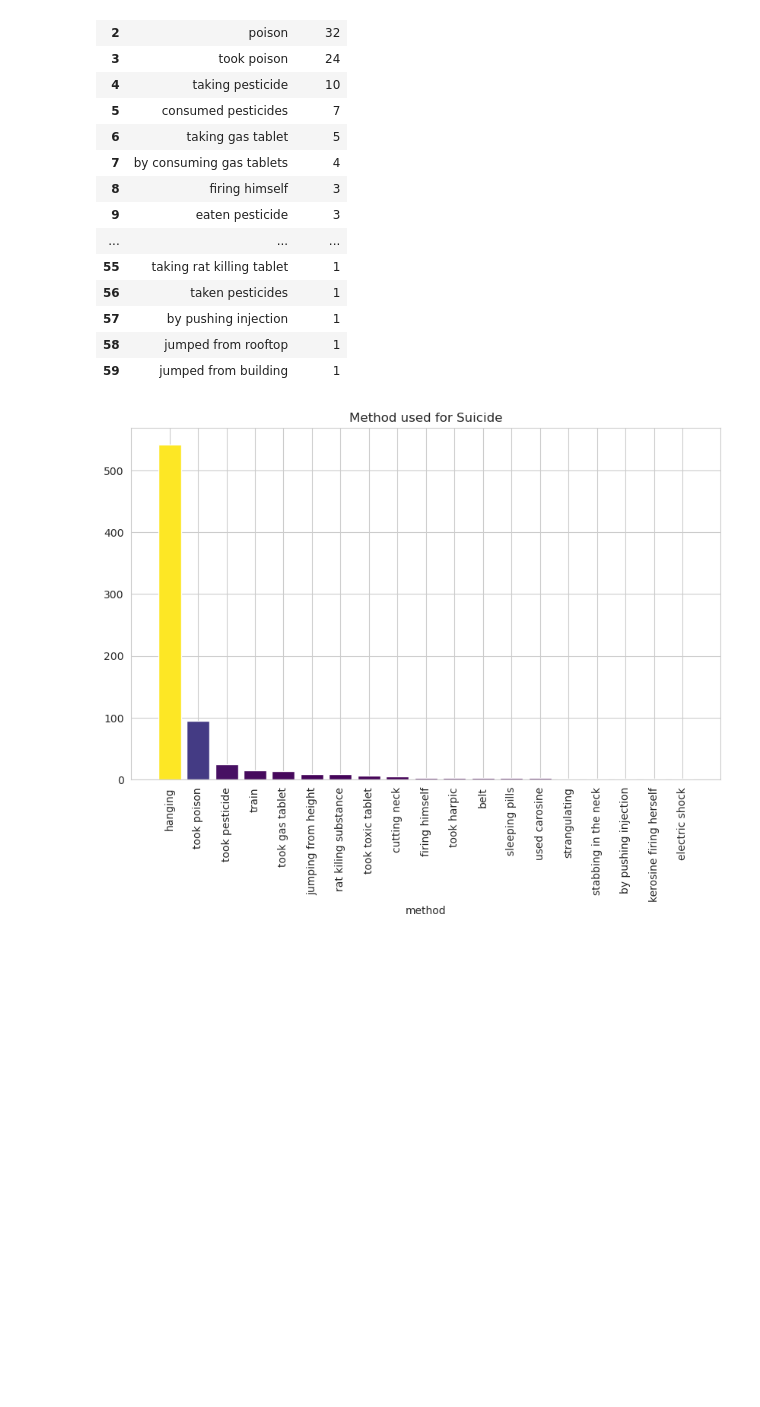
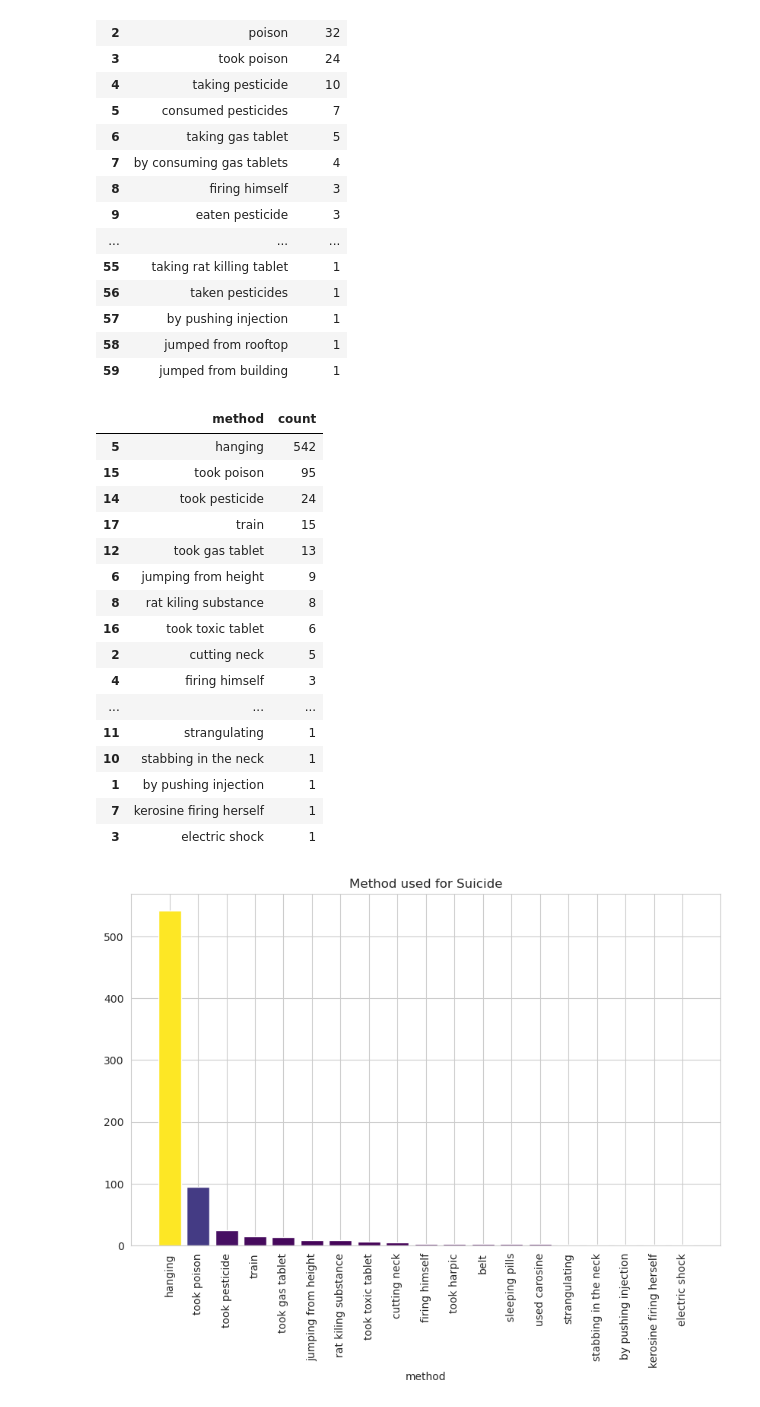
Before and after one commit to rahad404/Bangladesh-Suicide-Analysis, a Jupyter notebook: bd_suicide.ipynb, the cells around one changed output. Cells and saved outputs as stored; diff of their text form; code cells hidden in the pictures; blank space fills up the shorter version.

```diff
--- a/bd_suicide.ipynb
+++ b/bd_suicide.ipynb
@@ -457,6 +466,25 @@ Method['method'] = Method['method'].apply(lambda x: 'sleeping pills' if pd.notna
 Method_df = Method.groupby('method', as_index=False)['count'].sum()
 # %%
 Method_sort = Method_df.sort_values(by='count', ascending=False)
+Method_sort
+# %% [output]
+|  | method | count |
+| 5 | hanging | 542 |
+| 15 | took poison | 95 |
+| 14 | took pesticide | 24 |
+| 17 | train | 15 |
+| 12 | took gas tablet | 13 |
+| 6 | jumping from height | 9 |
+| 8 | rat kiling substance | 8 |
+| 16 | took toxic tablet | 6 |
+| 2 | cutting neck | 5 |
+| 4 | firing himself | 3 |
+| ... | ... | ... |
+| 11 | strangulating | 1 |
+| 10 | stabbing in the neck | 1 |
+| 1 | by pushing injection | 1 |
+| 7 | kerosine firing herself | 1 |
+| 3 | electric shock | 1 |
 # %%
 # plotly visualization
 fig =fig = px.bar(Method_sort, x='method',y='count',
```
Also changed, not shown: parts of 7 cells of this notebook, 4 other files.
